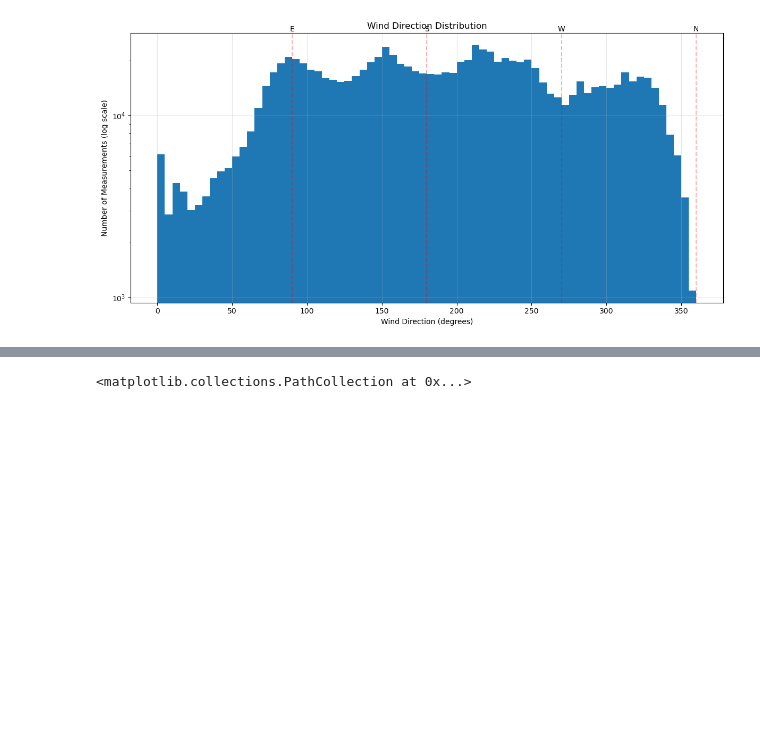
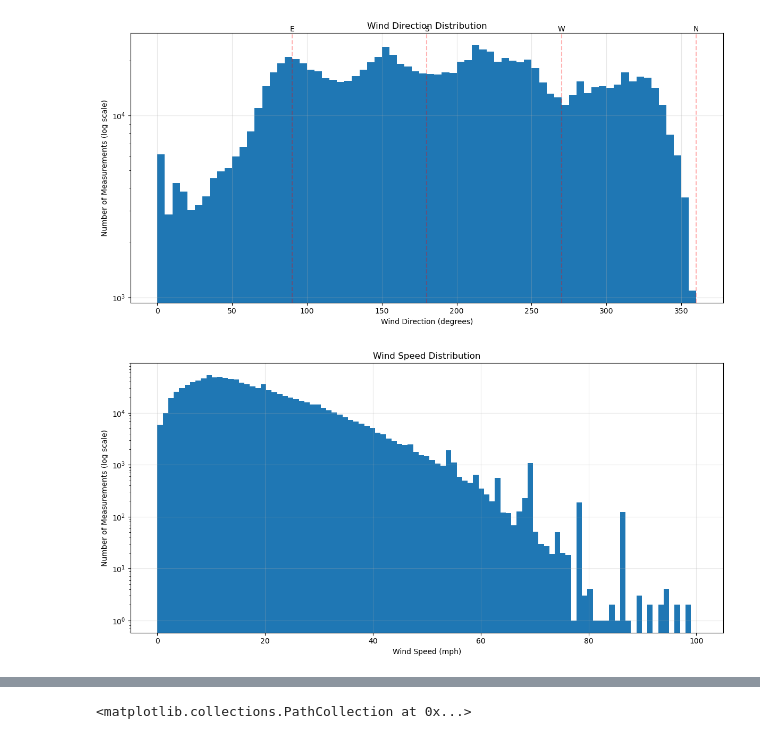
Before and after one commit to forero/wind_effects, a Jupyter notebook: explore_telemetry.ipynb, the cells around one changed output, grey strips where cells are left out. Drawn from its saved outputs; the diff is of its cells as text; code cells hidden in the pictures; blank space fills up the shorter version.

```diff
--- a/explore_telemetry.ipynb
+++ b/explore_telemetry.ipynb
@@ -115,4 +115,33 @@ for direction, angle in cardinal_dirs.items():
 plt.tight_layout()
 # %% [output]
 [figure]
+# %%
+# Create figure and axis
+fig, ax = plt.subplots(figsize=(12, 6))
+
+# Create histogram with 72 bins (5 degree resolution)
+# Same as we used in the polar plot for consistency
+bins = np.linspace(0, 100, 100)  # 73 bins edges to get 72 bins
+hist, bin_edges = np.histogram(wind_table['WIND_SPEED'], bins=bins)
+
+# Plot histogram with log scale on y-axis
+plt.hist(wind_table['WIND_SPEED'], bins=bins, log=True)
+
+# Customize the plot
+plt.xlabel('Wind Speed (mph)')
+plt.ylabel('Number of Measurements (log scale)')
+plt.title('Wind Speed Distribution')
+
+# Add gridlines
+plt.grid(True, alpha=0.3)
+
+# Add cardinal direction markers
+#cardinal_dirs = {'N': 0, 'E': 90, 'S': 180, 'W': 270, 'N': 360}
+#for direction, angle in cardinal_dirs.items():
+#    plt.axvline(x=angle, color='r', linestyle='--', alpha=0.3)
+#    plt.text(angle, plt.ylim()[1], direction, ha='center', va='bottom')
+
+plt.tight_layout()
+# %% [output]
+[figure, added]
 # %%
```
Also changed, not shown: parts of 2 cells of this notebook.
